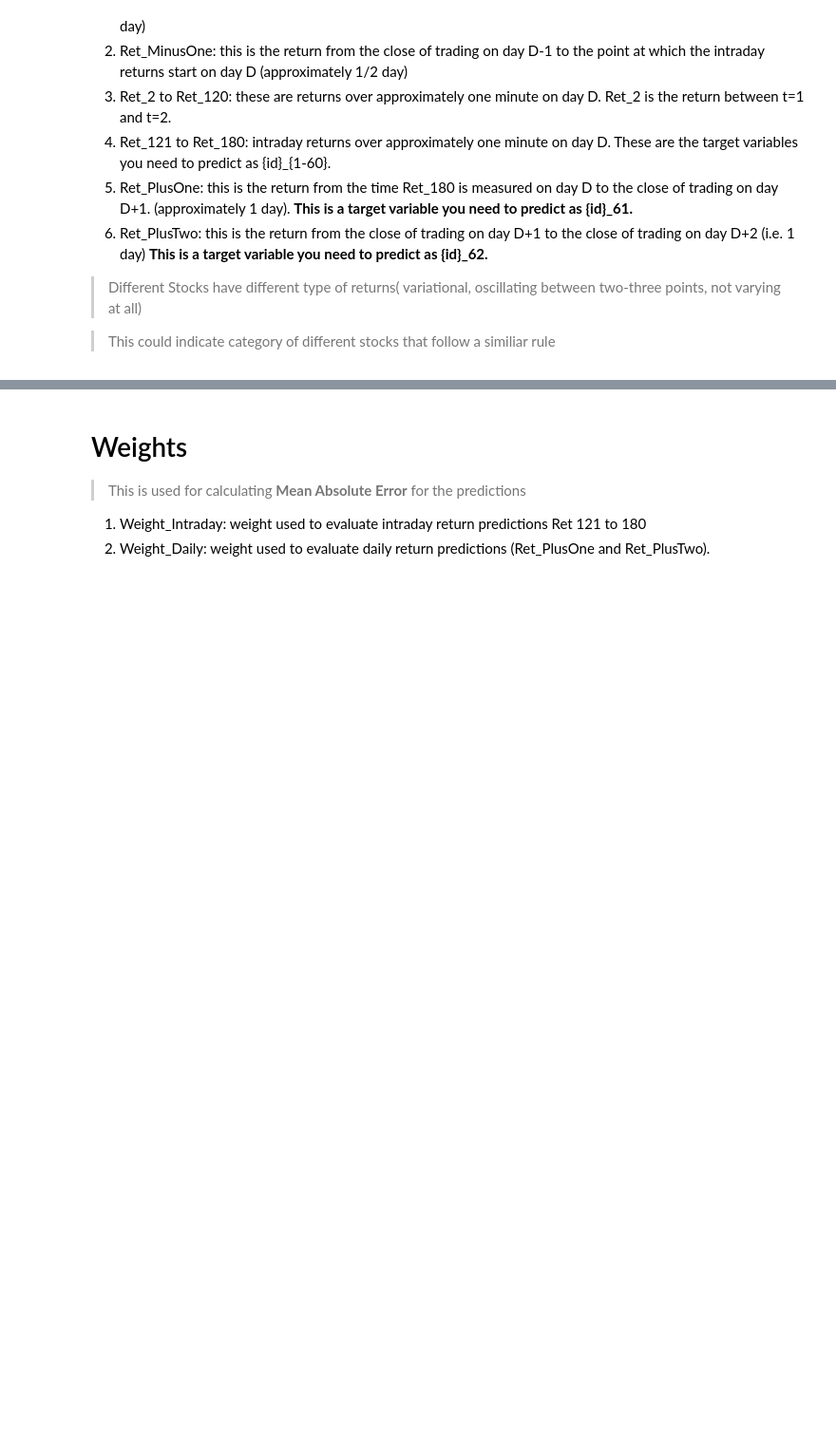
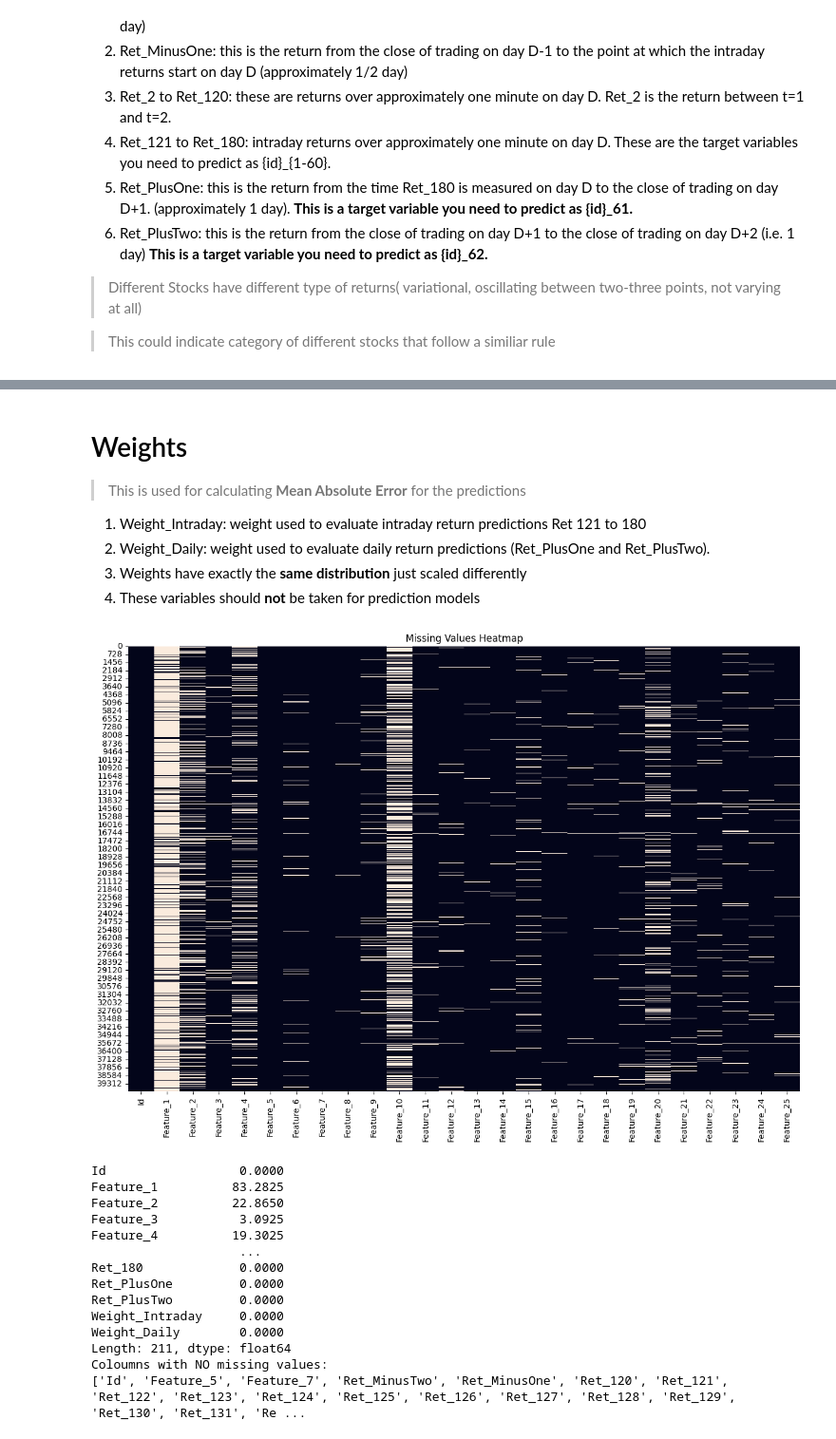
Before and after one commit to Dhondu-Just-Chill/Winton-Challenge, a Jupyter notebook: Notebooks/EDA.ipynb, the cells around one changed output, grey strips where cells are left out. Shown at 95% size. Cells and saved outputs as stored; diff of their text form; code cells hidden in the pictures; blank space fills up the shorter version.

```diff
--- a/Notebooks/EDA.ipynb
+++ b/Notebooks/EDA.ipynb
@@ -60,3 +64,5 @@ plot_random_stock(train)
 > This is used for calculating **Mean Absolute Error** for the predictions
 1. Weight_Intraday: weight used to evaluate intraday return predictions Ret 121 to 180
 2. Weight_Daily: weight used to evaluate daily return predictions (Ret_PlusOne and Ret_PlusTwo).
+3. Weights have exactly the **same distribution** just scaled differently
+4. These variables should **not** be taken for prediction models
@@ -62,0 +73,29 @@ plot_random_stock(train)
+# %%
+plt.figure(figsize=(15,10))
+sns.heatmap(train.iloc[:,0:26].isnull(), cbar=False)
+plt.title("Missing Values Heatmap")
+plt.show()
+
+missing_counts = train.isnull().sum()
+zero_missing = missing_counts[missing_counts == 0]
+percentage_missing_large = (train.isnull().sum() / len(train) * 100)#.loc[lambda x: x > 30].index.tolist()
+
+print(percentage_missing_large)
+print("Coloumns with NO missing values:")
+print(zero_missing.index.tolist())
+# %% [output]
+[figure, added]
+Id                  0.0000
+Feature_1          83.2825
+Feature_2          22.8650
+Feature_3           3.0925
+Feature_4          19.3025
+                    ...
+Ret_180             0.0000
+Ret_PlusOne         0.0000
+Ret_PlusTwo         0.0000
+Weight_Intraday     0.0000
+Weight_Daily        0.0000
+Length: 211, dtype: float64
+Coloumns with NO missing values:
+['Id', 'Feature_5', 'Feature_7', 'Ret_MinusTwo', 'Ret_MinusOne', 'Ret_120', 'Ret_121', 'Ret_122', 'Ret_123', 'Ret_124', 'Ret_125', 'Ret_126', 'Ret_127', 'Ret_128', 'Ret_129', 'Ret_130', 'Ret_131', 'Re ...
```
Also changed, not shown: parts of 9 cells of this notebook.
